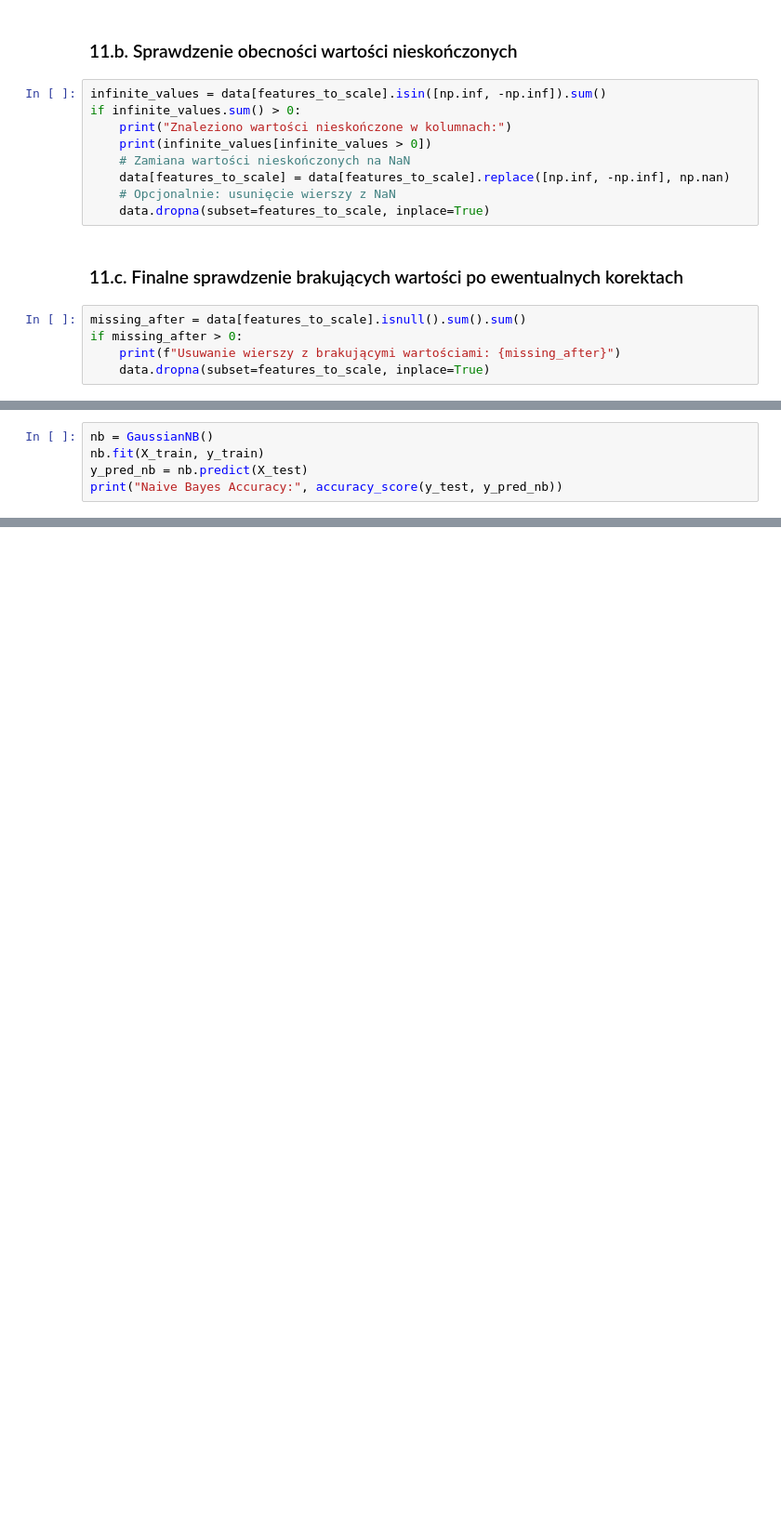
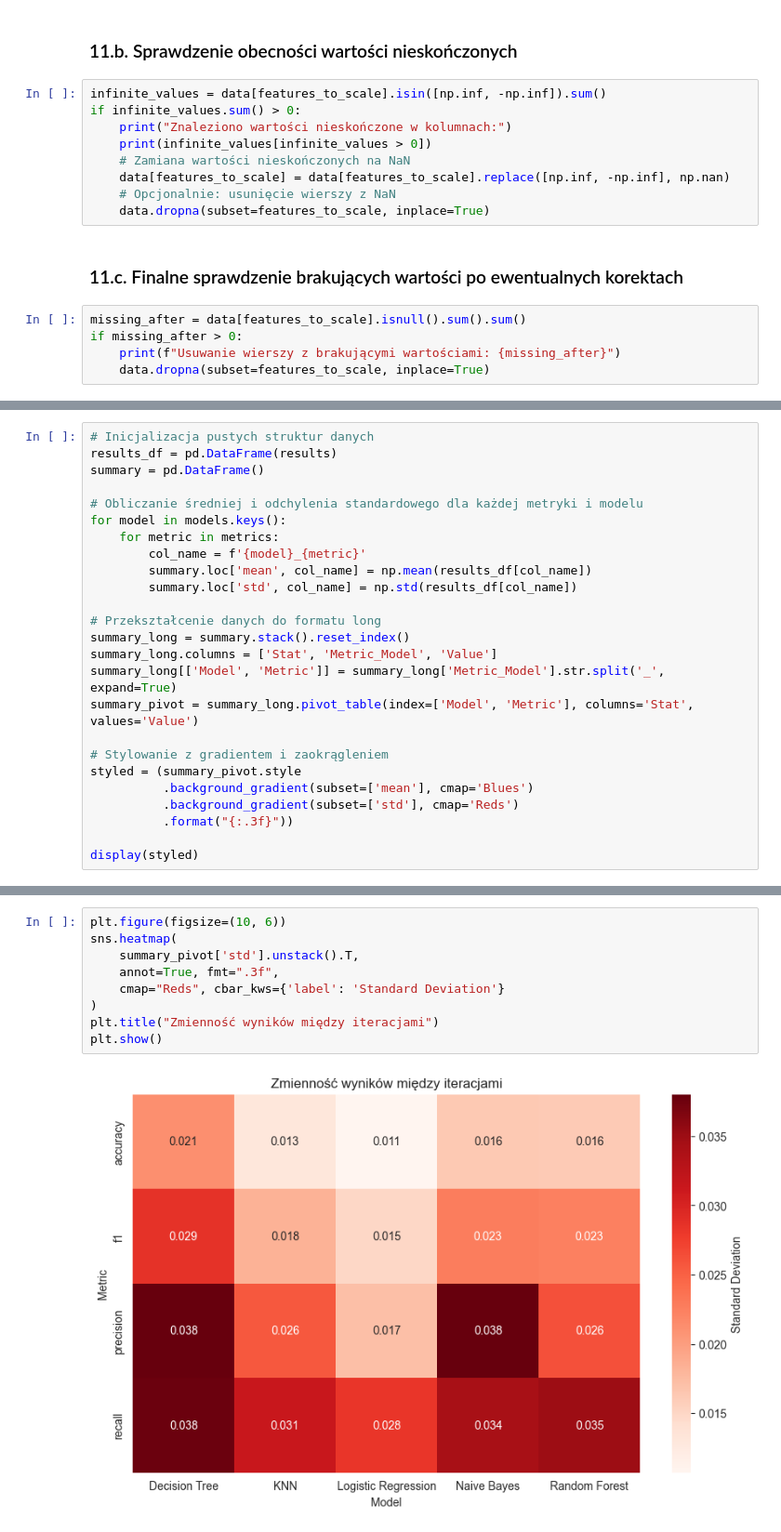
Before and after one commit to nesterova-p/Data_Analysis_and_Classification, a Jupyter notebook: Breast_Cancer_Diagnostic.ipynb, the cells around one changed output, grey strips where cells are left out. Shown: that part at 93% size. Saved outputs shown, nothing was run; the diff lists cells and outputs as text; blank space fills up the shorter version.

```diff
--- a/Breast_Cancer_Diagnostic.ipynb
+++ b/Breast_Cancer_Diagnostic.ipynb
@@ -343,5 +210,0 @@ KNN Accuracy: 0.9473684210526315
-# %%
-nb = GaussianNB()
-nb.fit(X_train, y_train)
-y_pred_nb = nb.predict(X_test)
-print("Naive Bayes Accuracy:", accuracy_score(y_test, y_pred_nb))
@@ -388,0 +309,25 @@ weighted avg       0.95      0.95      0.95       114
+# %%
+# Inicjalizacja pustych struktur danych
+results_df = pd.DataFrame(results)
+summary = pd.DataFrame()
+
+# Obliczanie średniej i odchylenia standardowego dla każdej metryki i modelu
+for model in models.keys():
+    for metric in metrics:
+        col_name = f'{model}_{metric}'
+        summary.loc['mean', col_name] = np.mean(results_df[col_name])
+        summary.loc['std', col_name] = np.std(results_df[col_name])
+
+# Przekształcenie danych do formatu long
+summary_long = summary.stack().reset_index()
+summary_long.columns = ['Stat', 'Metric_Model', 'Value']
+summary_long[['Model', 'Metric']] = summary_long['Metric_Model'].str.split('_', expand=True)
+summary_pivot = summary_long.pivot_table(index=['Model', 'Metric'], columns='Stat', values='Value')
+
+# Stylowanie z gradientem i zaokrągleniem
+styled = (summary_pivot.style
+          .background_gradient(subset=['mean'], cmap='Blues')
+          .background_gradient(subset=['std'], cmap='Reds')
+          .format("{:.3f}"))
+
+display(styled)
@@ -388,0 +408,11 @@ weighted avg       0.95      0.95      0.95       114
+# %%
+plt.figure(figsize=(10, 6))
+sns.heatmap(
+    summary_pivot['std'].unstack().T,
+    annot=True, fmt=".3f",
+    cmap="Reds", cbar_kws={'label': 'Standard Deviation'}
+)
+plt.title("Zmienność wyników między iteracjami")
+plt.show()
+# %% [output]
+[figure, added]
```
Also changed, not shown: parts of 57 cells of this notebook.
